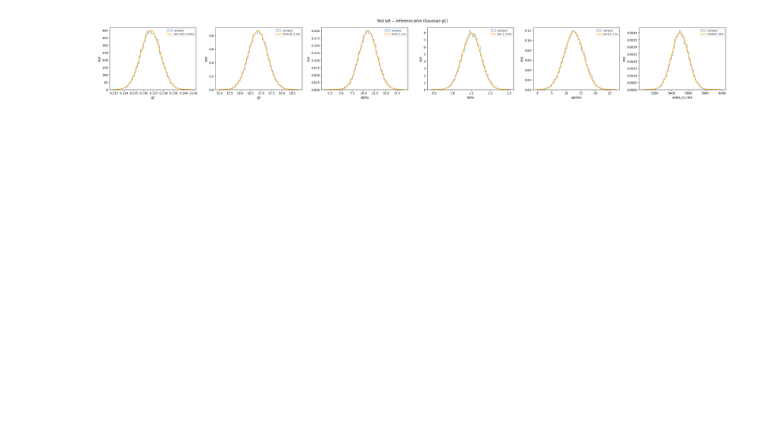
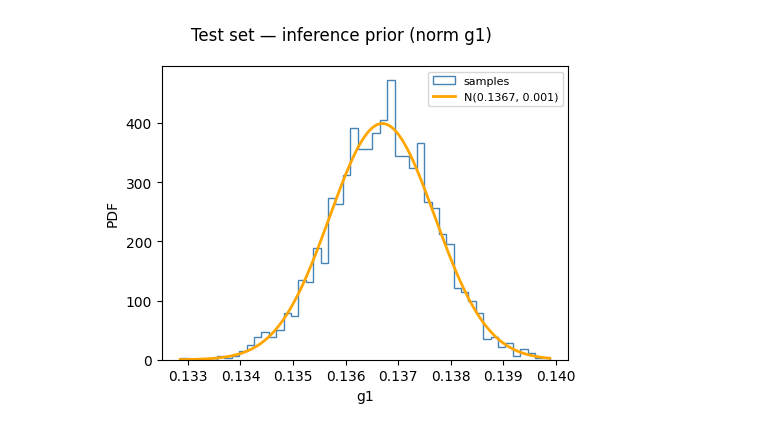
Before and after one commit to XENONnT/appletree, a Jupyter notebook: notebooks/harvest_sims_uniformg1.ipynb, the cells around one changed output. Cells and saved outputs as stored; diff of their text form; code cells hidden in the pictures; blank space fills up the shorter version.

```diff
--- a/notebooks/harvest_sims_uniformg1.ipynb
+++ b/notebooks/harvest_sims_uniformg1.ipynb
@@ -203,8 +244,8 @@ plot_param_histograms(
 # %%
 plot_param_histograms(
-    h5_path='/home/puehlengt/appletree/notebooks/6_params_uniform_g1/test_set/harvested_test.h5',
-    prior_json_path='/home/puehlengt/appletree/notebooks/6_params_uniform_g1/test_set/prior_harvested_test.json',
-    title='Test set — inference prior (Gaussian g1)',
+    h5_path='/home/puehlengt/appletree/notebooks/1_param/test_set/harvested_testing_normg1.h5',
+    prior_json_path='/home/puehlengt/appletree/notebooks/1_param/test_set/prior_harvested_testing_normg1.json',
+    title='Test set — inference prior (norm g1)',
 )
 # %% [output]
-[figure, old version]
+[figure, new version]
```
Also changed, not shown: parts of 6 cells of this notebook, 4 other files.
